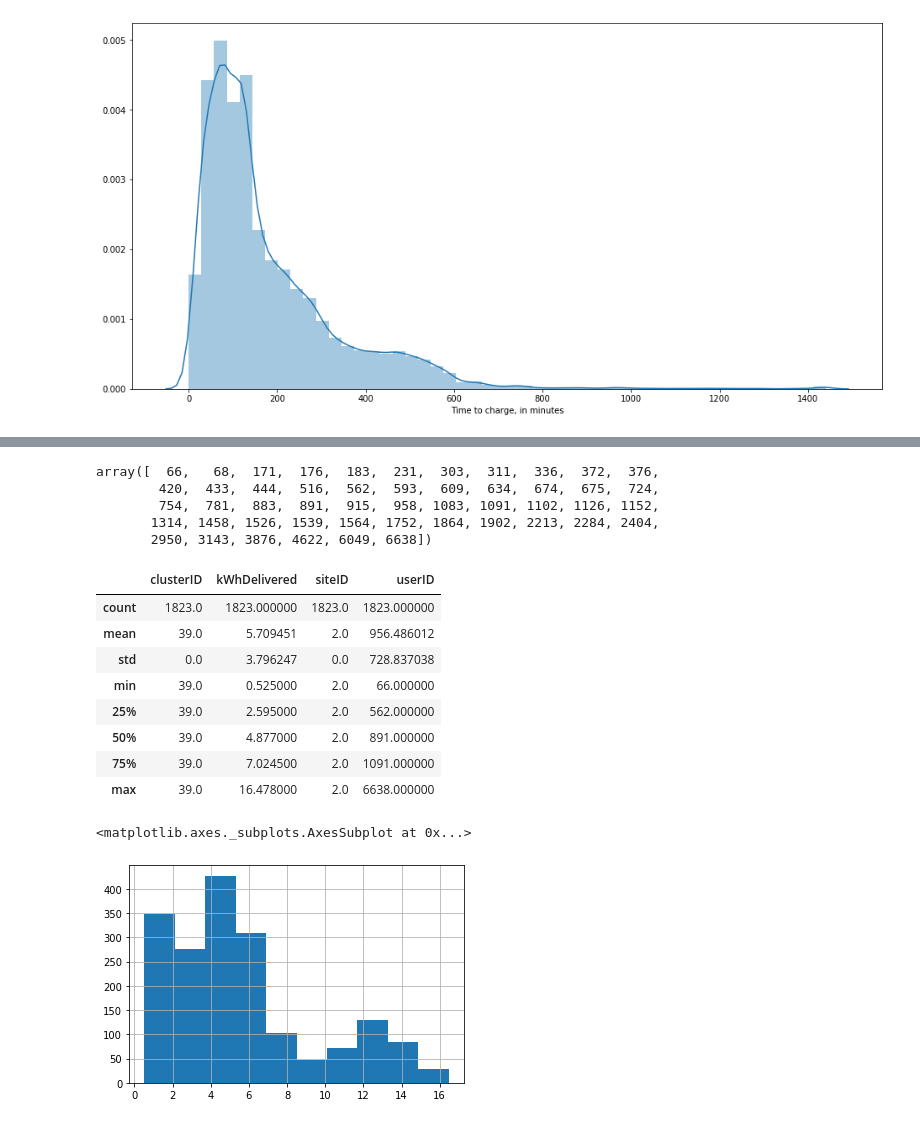
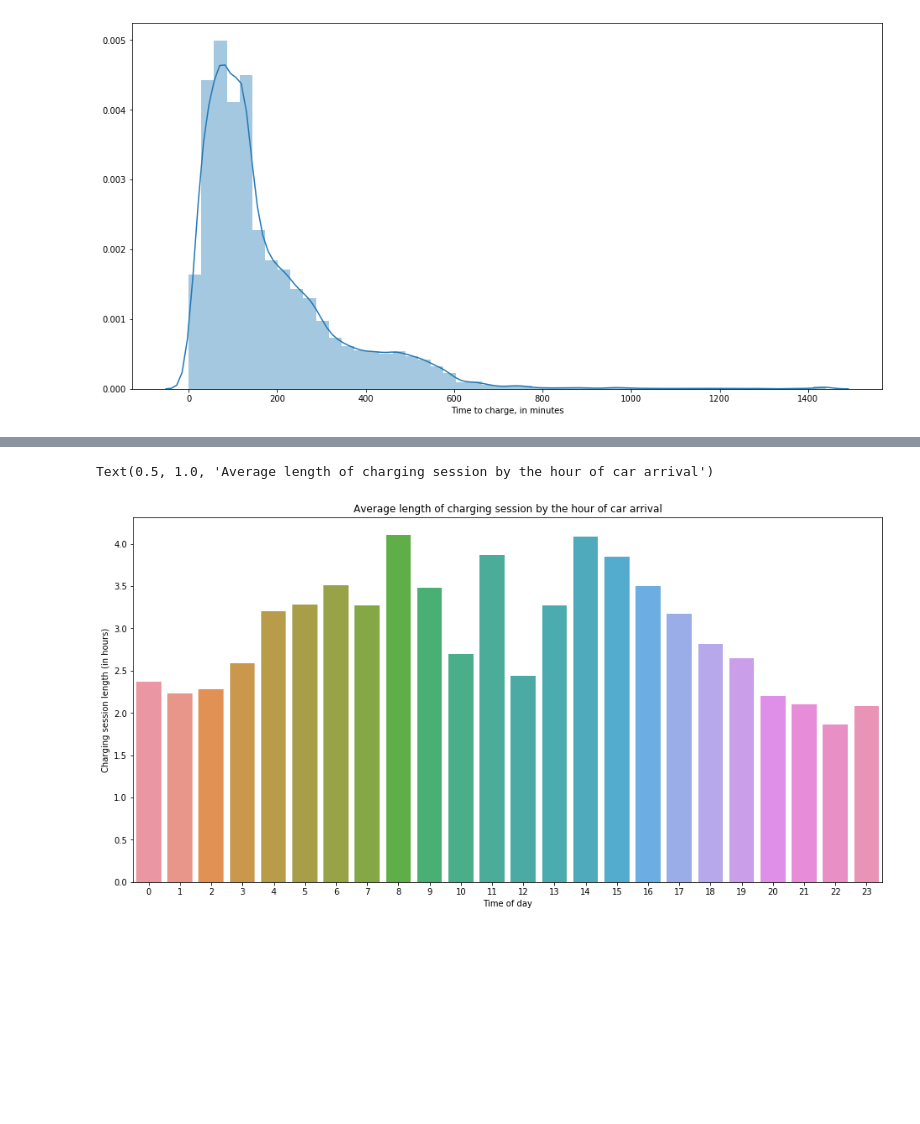
Before and after one commit to JuliaSokolova/electric-vehicle-charging, a Jupyter notebook: Charging time VS day time.ipynb, the cells around one changed output, grey strips where cells are left out. Saved outputs shown, nothing was run; the diff lists cells and outputs as text; code cells hidden in the pictures; blank space fills up the shorter version.

```diff
--- a/Charging kWh delivered - mean & confidence interval.ipynb
+++ b/Charging time VS day time.ipynb
@@ -6,6 +6,8 @@ import numpy as np
 import seaborn as sns
 # %% [markdown]
 # Organizing data
+# %%
+hours = list(range(24))
 # %%
 #changong data types to datetime format for users table
 
@@ -119,45 +76,28 @@ tesla_charging.kWhDelivered.hist()
-# %%
-#finding userIDs for Smart cars
-msk_Smart = (users.kWhRequested < 16.5) & (users.WhPerMile < 321)
-smart_IDs = users[msk_Smart].userID.unique()
-
-
-msk_notSmart = charging.kWhDelivered > 16.5
-notsmart_IDs = list(charging[msk_notSmart].userID.unique())
-notsmart_IDs = notsmart_IDs[1:]
-notsmart_IDs = [int(i) for i in notsmart_IDs]
-notsmart_IDs.sort()
-notsmart_IDs
-
-for i in notsmart_IDs:
-    smart_IDs = np.delete(smart_IDs, np.argwhere(smart_IDs == i))
-
-
-smart_IDs.sort()
-smart_IDs
-# %% [output]
-array([  66,   68,  171,  176,  183,  231,  303,  311,  336,  372,  376,
-        420,  433,  444,  516,  562,  593,  609,  634,  674,  675,  724,
-        754,  781,  883,  891,  915,  958, 1083, 1091, 1102, 1126, 1152,
-       1314, 1458, 1526, 1539, 1564, 1752, 1864, 1902, 2213, 2284, 2404,
-       2950, 3143, 3876, 4622, 6049, 6638])
-# %%
-#finding charging sessions for Smart's userIDs
-msk_smart = charging.userID.isin(smart_IDs)
-smart_charging = charging[msk_smart]
-smart_charging.describe()
-# %% [output]
-|  | clusterID | kWhDelivered | siteID | userID |
-| count | 1823.0 | 1823.000000 | 1823.0 | 1823.000000 |
-| mean | 39.0 | 5.709451 | 2.0 | 956.486012 |
-| std | 0.0 | 3.796247 | 0.0 | 728.837038 |
-| min | 39.0 | 0.525000 | 2.0 | 66.000000 |
-| 25% | 39.0 | 2.595000 | 2.0 | 562.000000 |
-| 50% | 39.0 | 4.877000 | 2.0 | 891.000000 |
-| 75% | 39.0 | 7.024500 | 2.0 | 1091.000000 |
-| max | 39.0 | 16.478000 | 2.0 | 6638.000000 |
-# %%
-smart_charging.kWhDelivered.hist()
-# %% [output]
-<matplotlib.axes._subplots.AxesSubplot at 0x...>
-[figure, removed]
+# %%
+time_to_charge = charging.DoneCharging - charging.ConnectionTime
+time = []
+for index, value in time_to_charge.items():
+    time.append(value.seconds)
+# %%
+charging['ChargeTime'] = charging.DoneCharging - charging.ConnectionTime
+time1 = []
+for index, value in charging.ChargeTime.items():
+    time1.append(value.seconds)
+
+time1 = [x / 60 for x in time]
+charging['Time'] = time1
+# %%
+#plotting average length of charging session by the hour of car arrival (start of charging session)
+
+charging_by_hour = charging.groupby(charging.ConnectionTime.dt.hour).mean()
+
+fig, ax = plt.subplots(figsize = (16, 8))
+y = charging_by_hour.Time
+x = hours
+ax = sns.barplot(x, y)
+ax.set_xlabel('Time of day')
+ax.set_ylabel('Charging session length (in hours)')
+ax.set_title('Average length of charging session by the hour of car arrival')
+# %% [output]
+Text(0.5, 1.0, 'Average length of charging session by the hour of car arrival')
+[figure, added]
```
Also changed, not shown: parts of 11 cells of this notebook.
